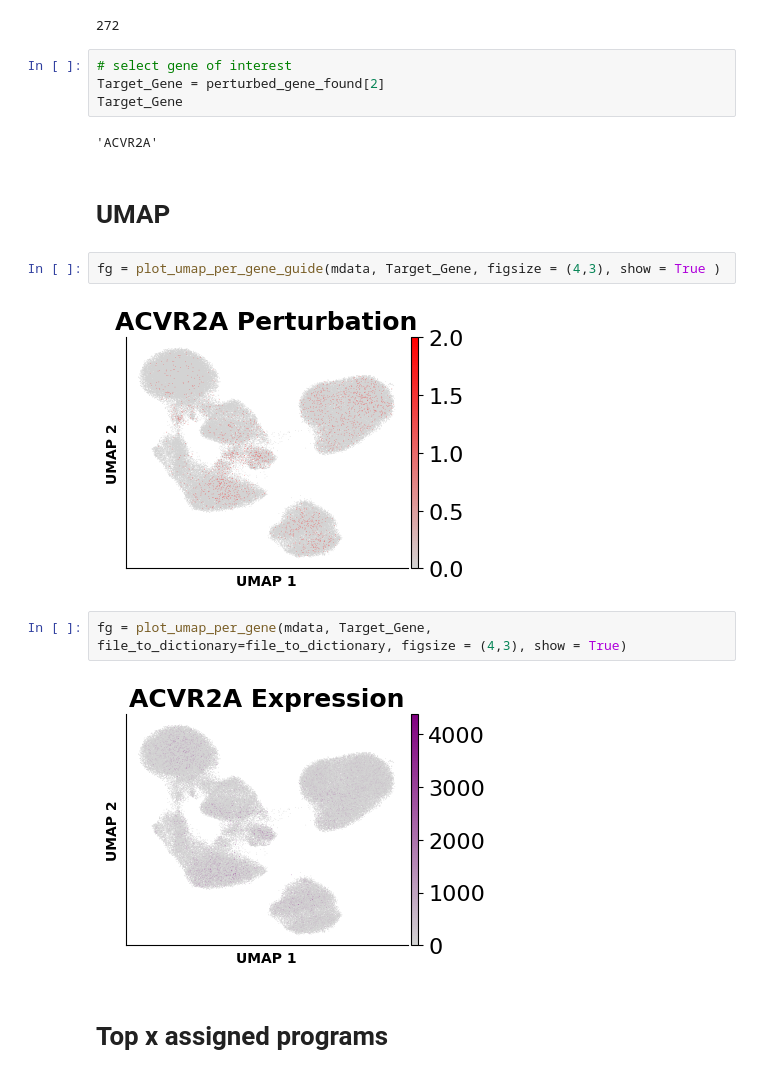
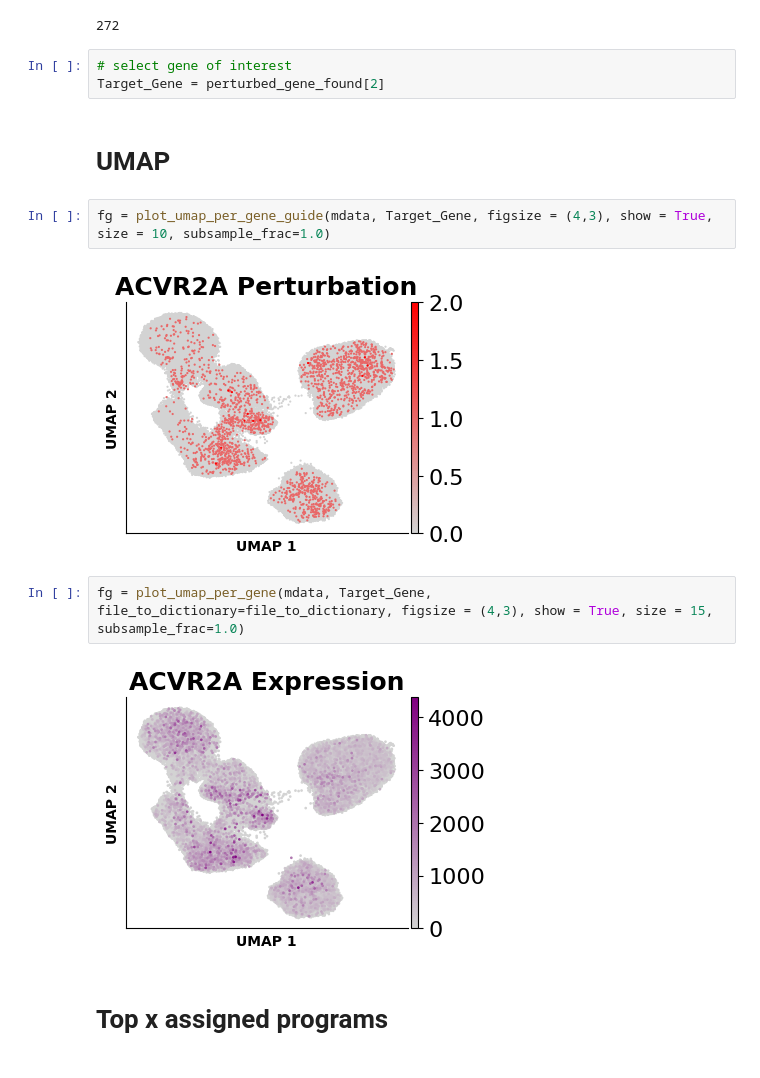
Before and after one commit to EngreitzLab/cNMF_benchmarking, a Jupyter notebook: cNMF_benchmarking_pipeline/Plotting/JupterNote_Version/cNMF_perturbed_gene_analysis.ipynb, the cells around one changed output. Saved outputs shown, nothing was run; the diff lists cells and outputs as text.

```diff
--- a/cNMF_benchmarking_pipeline/Plotting/JupterNote_Version/cNMF_perturbed_gene_analysis.ipynb
+++ b/cNMF_benchmarking_pipeline/Plotting/JupterNote_Version/cNMF_perturbed_gene_analysis.ipynb
@@ -85,19 +86,16 @@ len(perturbed_gene_found)
 # %%
 # select gene of interest
 Target_Gene = perturbed_gene_found[2]
-Target_Gene
-# %% [output]
-'ACVR2A'
 # %% [markdown]
 # UMAP
 # %%
-fg = plot_umap_per_gene_guide(mdata, Target_Gene, figsize = (4,3), show = True )
+fg = plot_umap_per_gene_guide(mdata, Target_Gene, figsize = (4,3), show = True, size = 10, subsample_frac=1.0)
 # %% [output]
-[figure, old version]
+[figure, new version]
 # %%
-fg = plot_umap_per_gene(mdata, Target_Gene, file_to_dictionary=file_to_dictionary, figsize = (4,3), show = True)
+fg = plot_umap_per_gene(mdata, Target_Gene, file_to_dictionary=file_to_dictionary, figsize = (4,3), show = True, size = 15, subsample_frac=1.0)
 # %% [output]
-[figure, old version]
+[figure, new version]
 # %% [markdown]
 # Top x assigned programs
 # %%
```
Also changed, not shown: parts of 12 cells of this notebook, 7 other files.
